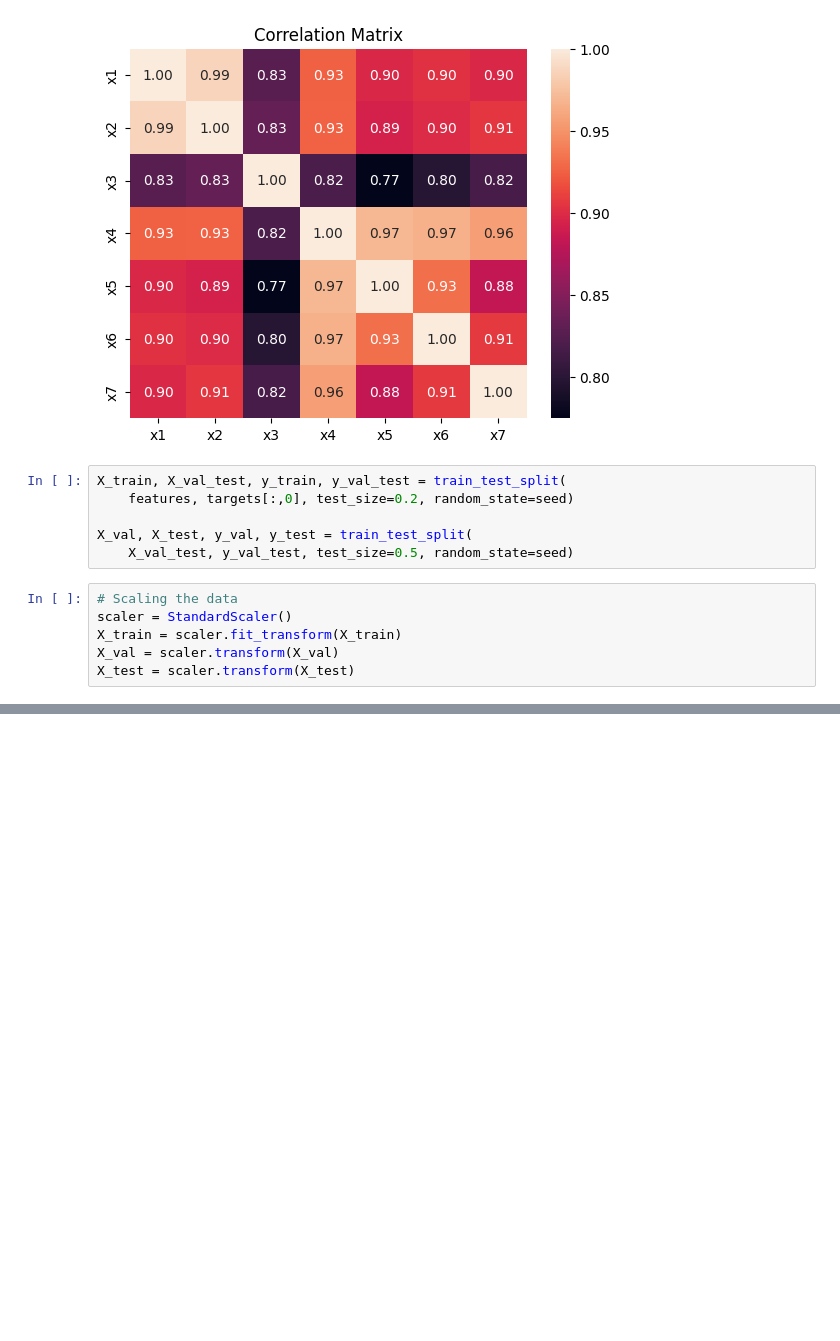
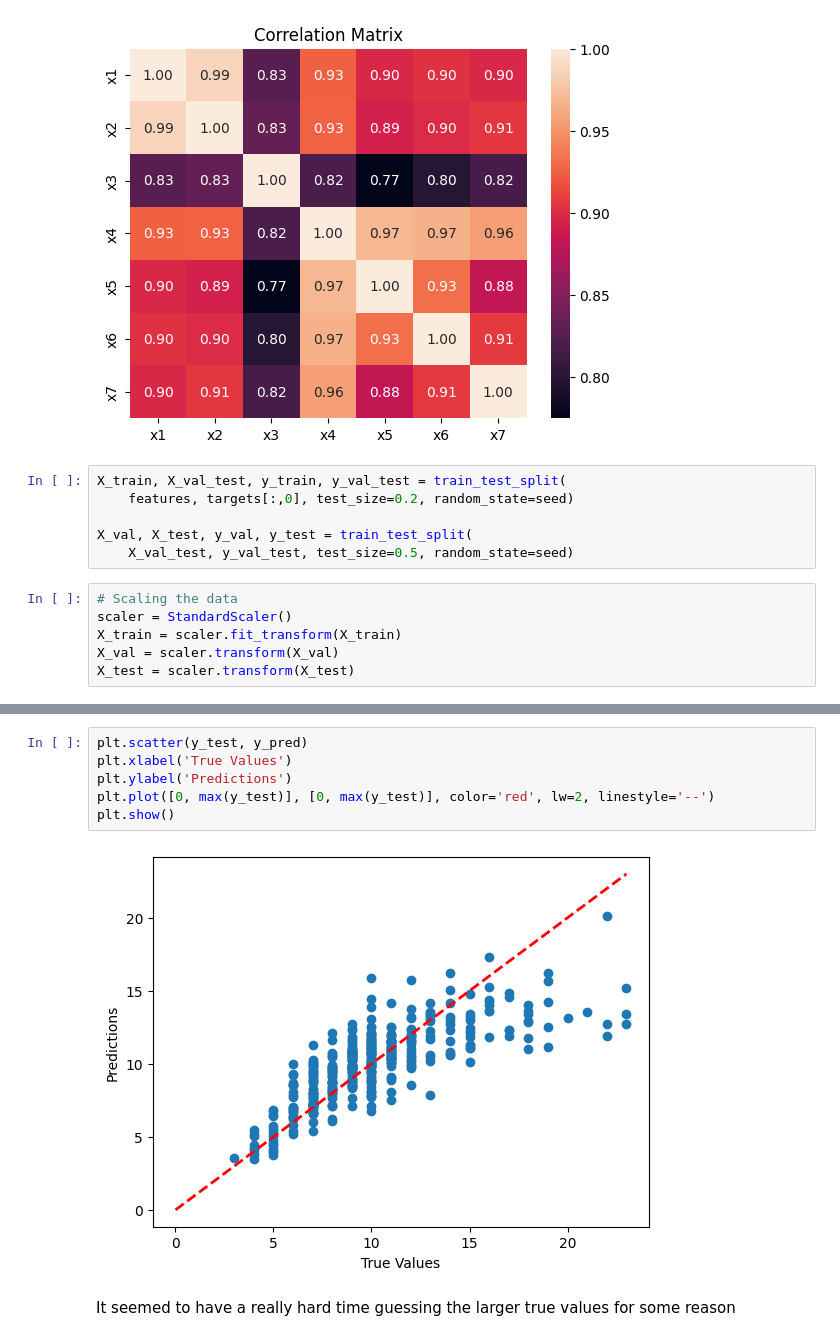
Before and after one commit to vhrollo/3-semester, a Jupyter notebook: INF264/homework/homework5.ipynb, the cells around one changed output, grey strips where cells are left out. Drawn from its saved outputs; the diff is of its cells as text; blank space fills up the shorter version.

```diff
--- a/INF264/homework/homework5.ipynb
+++ b/INF264/homework/homework5.ipynb
@@ -243,0 +175,10 @@ mse: 4.938680461373598
+# %%
+plt.scatter(y_test, y_pred)
+plt.xlabel('True Values')
+plt.ylabel('Predictions')
+plt.plot([0, max(y_test)], [0, max(y_test)], color='red', lw=2, linestyle='--')
+plt.show()
+# %% [output]
+[figure, added]
+# %% [markdown]
+It seemed to have a really hard time guessing the larger true values for some reason
```
Also changed, not shown: parts of 8 cells of this notebook.
